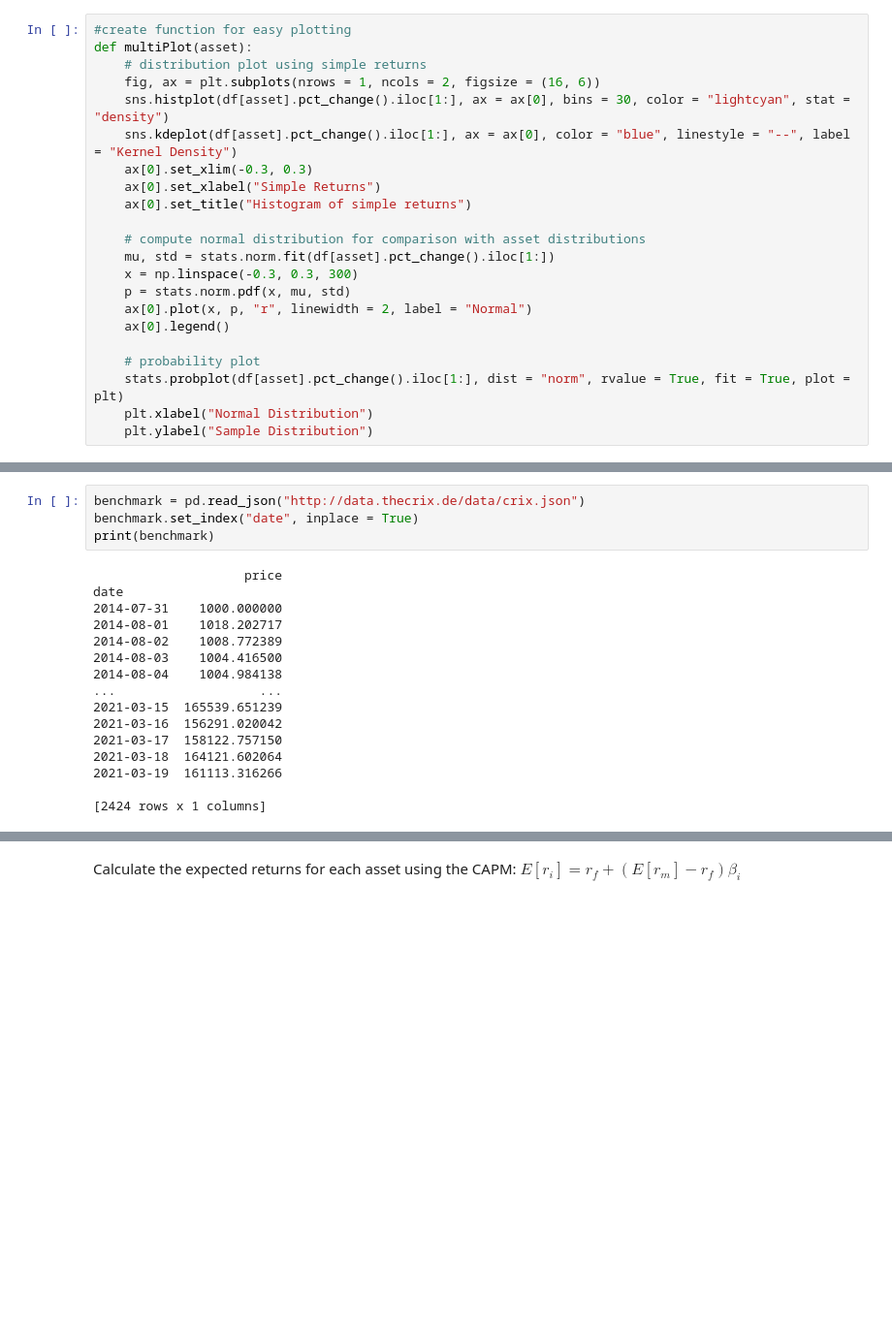
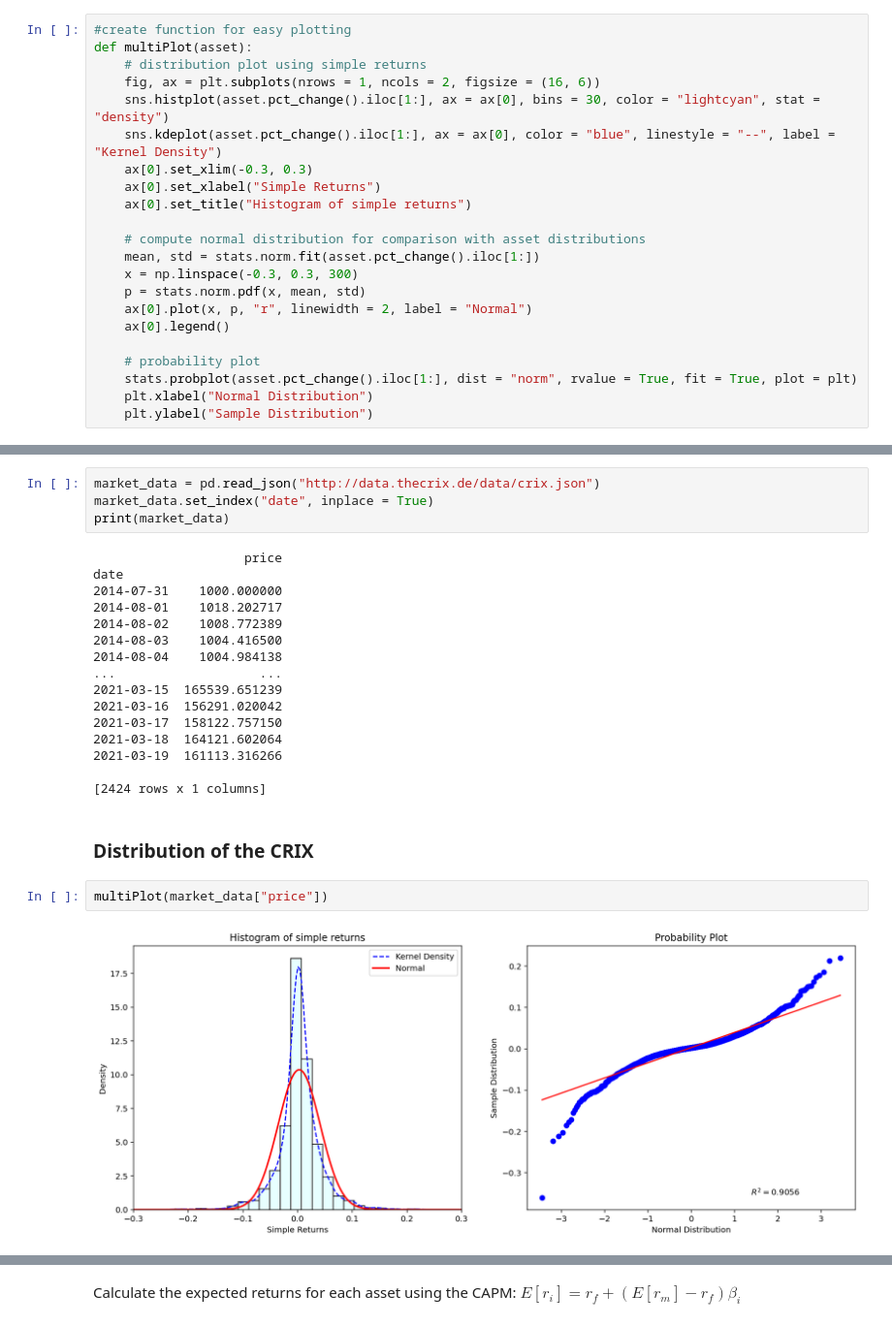
Before and after one commit to LeonHackl/Modern-Portfolio-Theory, a Jupyter notebook: MPT.ipynb, the cells around one changed output, grey strips where cells are left out. Shown at 97% size. Saved outputs shown, nothing was run; the diff lists cells and outputs as text; blank space fills up the shorter version.

```diff
--- a/MPT.ipynb
+++ b/MPT.ipynb
@@ -66,21 +66,21 @@ import scipy.stats as stats
 def multiPlot(asset):
     # distribution plot using simple returns
     fig, ax = plt.subplots(nrows = 1, ncols = 2, figsize = (16, 6))
-    sns.histplot(df[asset].pct_change().iloc[1:], ax = ax[0], bins = 30, color = "lightcyan", stat = "density")
-    sns.kdeplot(df[asset].pct_change().iloc[1:], ax = ax[0], color = "blue", linestyle = "--", label = "Kernel Density")
+    sns.histplot(asset.pct_change().iloc[1:], ax = ax[0], bins = 30, color = "lightcyan", stat = "density")
+    sns.kdeplot(asset.pct_change().iloc[1:], ax = ax[0], color = "blue", linestyle = "--", label = "Kernel Density")
     ax[0].set_xlim(-0.3, 0.3)
     ax[0].set_xlabel("Simple Returns")
     ax[0].set_title("Histogram of simple returns")
 
     # compute normal distribution for comparison with asset distributions
-    mu, std = stats.norm.fit(df[asset].pct_change().iloc[1:])
+    mean, std = stats.norm.fit(asset.pct_change().iloc[1:])
     x = np.linspace(-0.3, 0.3, 300)
-    p = stats.norm.pdf(x, mu, std)
+    p = stats.norm.pdf(x, mean, std)
     ax[0].plot(x, p, "r", linewidth = 2, label = "Normal")
     ax[0].legend()
 
     # probability plot
-    stats.probplot(df[asset].pct_change().iloc[1:], dist = "norm", rvalue = True, fit = True, plot = plt)
+    stats.probplot(asset.pct_change().iloc[1:], dist = "norm", rvalue = True, fit = True, plot = plt)
     plt.xlabel("Normal Distribution")
     plt.ylabel("Sample Distribution")
 # %% [markdown]
@@ -264,7 +264,7 @@ The CAPM is a model that attempts to describe the relationship between the risk
 # %%
-benchmark = pd.read_json("http://data.thecrix.de/data/crix.json")
-benchmark.set_index("date", inplace = True)
-print(benchmark)
+market_data = pd.read_json("http://data.thecrix.de/data/crix.json")
+market_data.set_index("date", inplace = True)
+print(market_data)
 # %% [output]
                     price
 date
@@ -281,3 +281,9 @@ date
 2021-03-19  161113.316266
 
 [2424 rows x 1 columns]
+# %% [markdown]
+### Distribution of the CRIX
+# %%
+multiPlot(market_data["price"])
+# %% [output]
+[figure, added]
```
Also changed, not shown: parts of 10 cells of this notebook.
